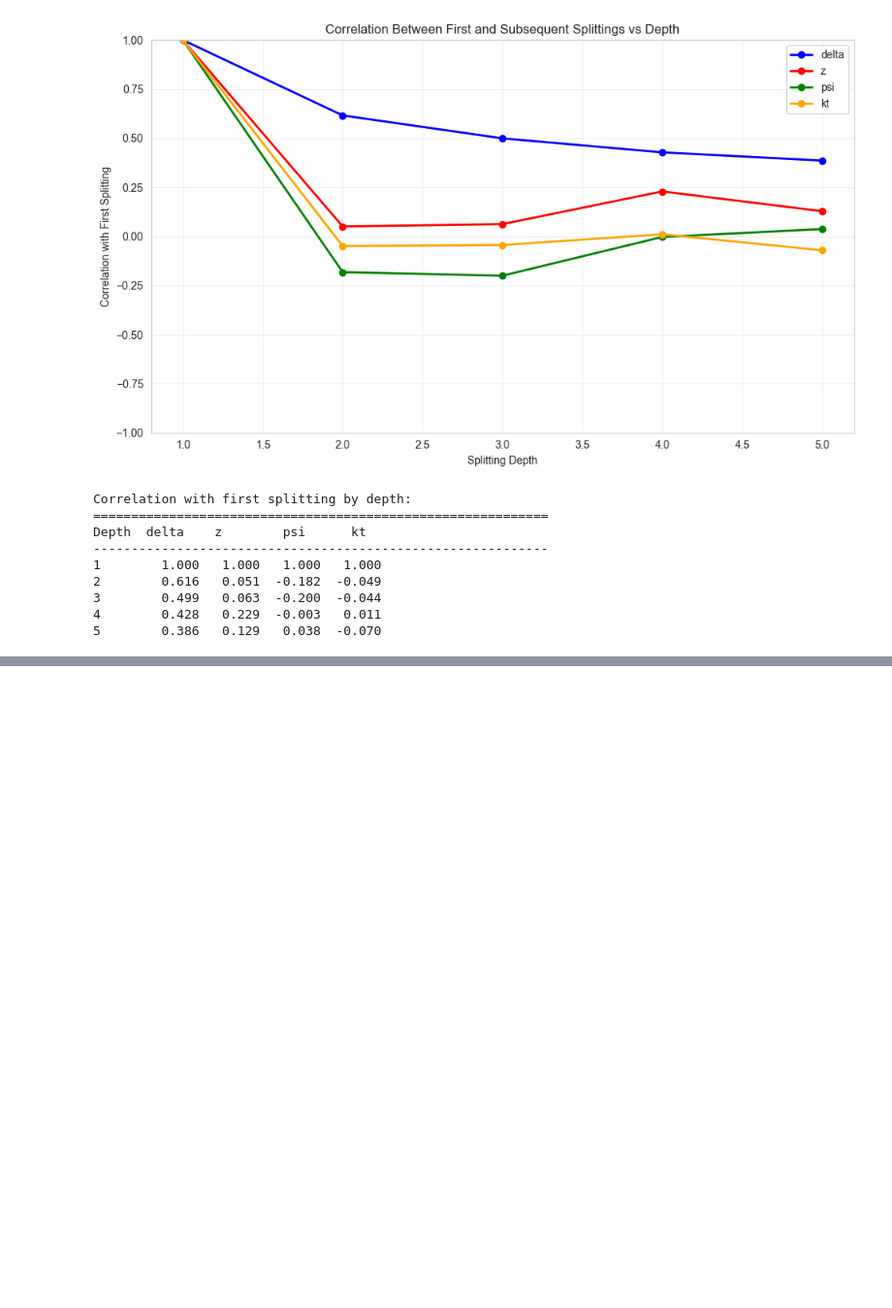
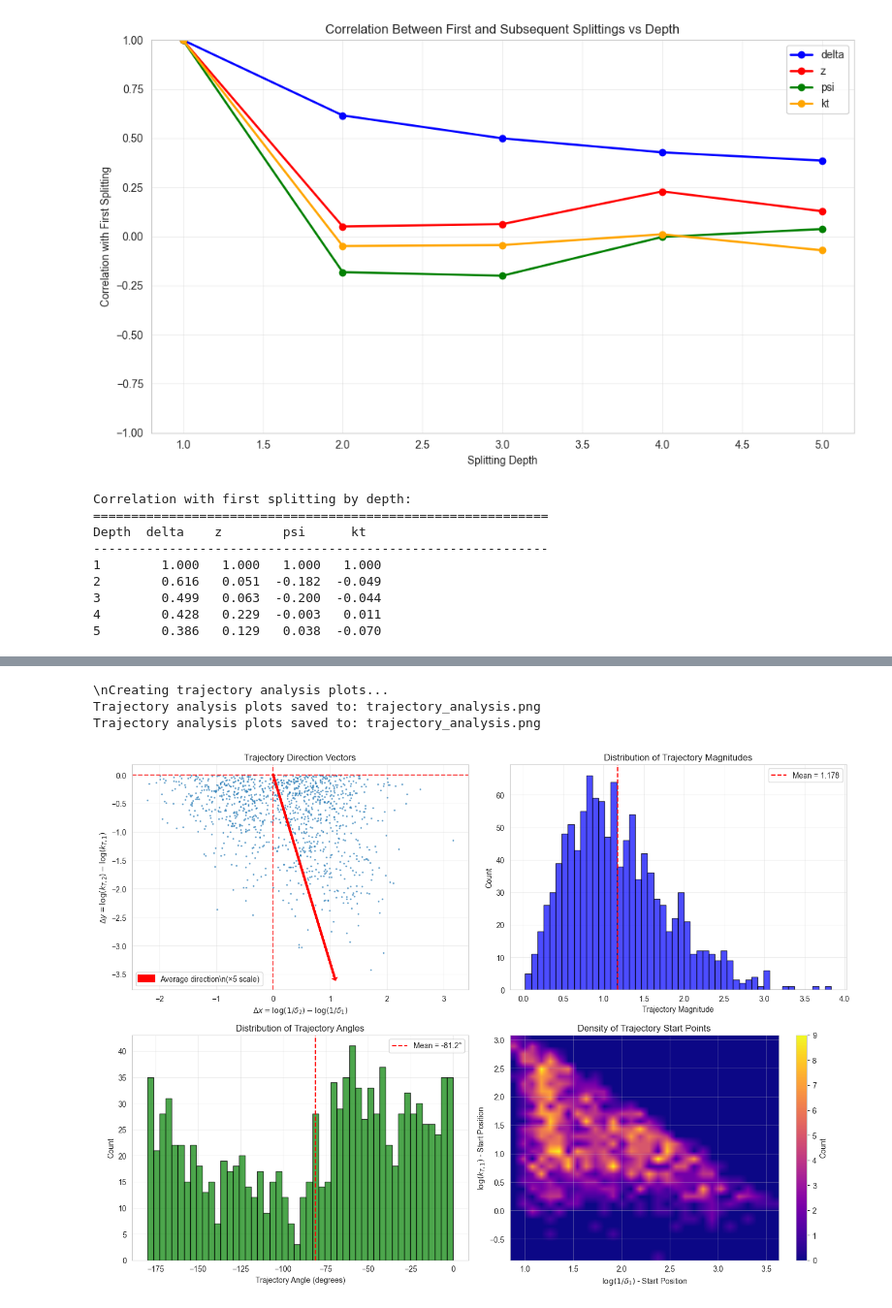
Before and after one commit to tch285/alian, a Jupyter notebook: alian/sandbox/jse/lunds_pairplot.ipynb, the cells around one changed output, grey strips where cells are left out. Shown at 97% size. Cells and saved outputs as stored; diff of their text form; code cells hidden in the pictures; blank space fills up the shorter version.

```diff
--- a/alian/sandbox/jse/lunds_pairplot.ipynb
+++ b/alian/sandbox/jse/lunds_pairplot.ipynb
@@ -464,0 +1173,67 @@ Depth  delta    z        psi      kt
+# %%
+# Create supplementary plots for trajectory analysis
+def create_trajectory_analysis_plots(trajectory_df, trajectory_stats, output_file='trajectory_analysis.png'):
+    """
+    Create supplementary plots showing trajectory distributions
+    """
+    fig, axes = plt.subplots(2, 2, figsize=(14, 10))
+
+    # Direction vector plot
+    axes[0, 0].scatter(trajectory_df['dx'], trajectory_df['dy'], alpha=0.5, s=2)
+    axes[0, 0].axhline(y=0, color='red', linestyle='--', alpha=0.7)
+    axes[0, 0].axvline(x=0, color='red', linestyle='--', alpha=0.7)
+    axes[0, 0].set_xlabel(r'$\Delta x = \log(1/\delta_2) - \log(1/\delta_1)$')
+    axes[0, 0].set_ylabel(r'$\Delta y = \log(k_{T,2}) - \log(k_{T,1})$')
+    axes[0, 0].set_title('Trajectory Direction Vectors')
+    axes[0, 0].grid(True, alpha=0.3)
+
+    # Add average direction arrow
+    axes[0, 0].arrow(0, 0, trajectory_stats['dx_mean']*5, trajectory_stats['dy_mean']*5,
+                    head_width=0.02, head_length=0.01, fc='red', ec='red', linewidth=3,
+                    label=f'Average direction\\n(×5 scale)')
+    axes[0, 0].legend()
+
+    # Magnitude distribution
+    axes[0, 1].hist(trajectory_stats['magnitude'], bins=50, alpha=0.7, color='blue', edgecolor='black')
+    axes[0, 1].axvline(x=np.mean(trajectory_stats['magnitude']), color='red', linestyle='--',
+                      label=f'Mean = {np.mean(trajectory_stats["magnitude"]):.3f}')
+    axes[0, 1].set_xlabel('Trajectory Magnitude')
+    axes[0, 1].set_ylabel('Count')
+    axes[0, 1].set_title('Distribution of Trajectory Magnitudes')
+    axes[0, 1].grid(True, alpha=0.3)
+    axes[0, 1].legend()
+
+    # Angle distribution
+    axes[1, 0].hist(trajectory_stats['angle'], bins=50, alpha=0.7, color='green', edgecolor='black')
+    axes[1, 0].axvline(x=np.mean(trajectory_stats['angle']), color='red', linestyle='--',
+                      label=f'Mean = {np.mean(trajectory_stats["angle"]):.1f}°')
+    axes[1, 0].set_xlabel('Trajectory Angle (degrees)')
+    axes[1, 0].set_ylabel('Count')
+    axes[1, 0].set_title('Distribution of Trajectory Angles')
+    axes[1, 0].grid(True, alpha=0.3)
+    axes[1, 0].legend()
+
+    # Start position density
+    h, xedges, yedges = np.histogram2d(trajectory_df['x1'], trajectory_df['y1'], bins=30)
+    extent = [xedges[0], xedges[-1], yedges[0], yedges[-1]]
+    im = axes[1, 1].imshow(h.T, origin='lower', extent=extent, aspect='auto',
+                          cmap='plasma', interpolation='bilinear')
+    axes[1, 1].set_xlabel(r'$\log(1/\delta_1)$ - Start Position')
+    axes[1, 1].set_ylabel(r'$\log(k_{T,1})$ - Start Position')
+    axes[1, 1].set_title('Density of Trajectory Start Points')
+    axes[1, 1].grid(True, alpha=0.3)
+    plt.colorbar(im, ax=axes[1, 1], label='Count')
+
+    plt.tight_layout()
+    plt.savefig(output_file, dpi=300, bbox_inches='tight')
+    print(f"Trajectory analysis plots saved to: {output_file}")
+    plt.show()
+
+# Create trajectory analysis plots
+print("\\nCreating trajectory analysis plots...")
+create_trajectory_analysis_plots(trajectory_df, trajectory_stats)
+# %% [output]
+\nCreating trajectory analysis plots...
+Trajectory analysis plots saved to: trajectory_analysis.png
+Trajectory analysis plots saved to: trajectory_analysis.png
+[figure, added]
```
Also changed, not shown: parts of 13 cells of this notebook, 1 other file.
